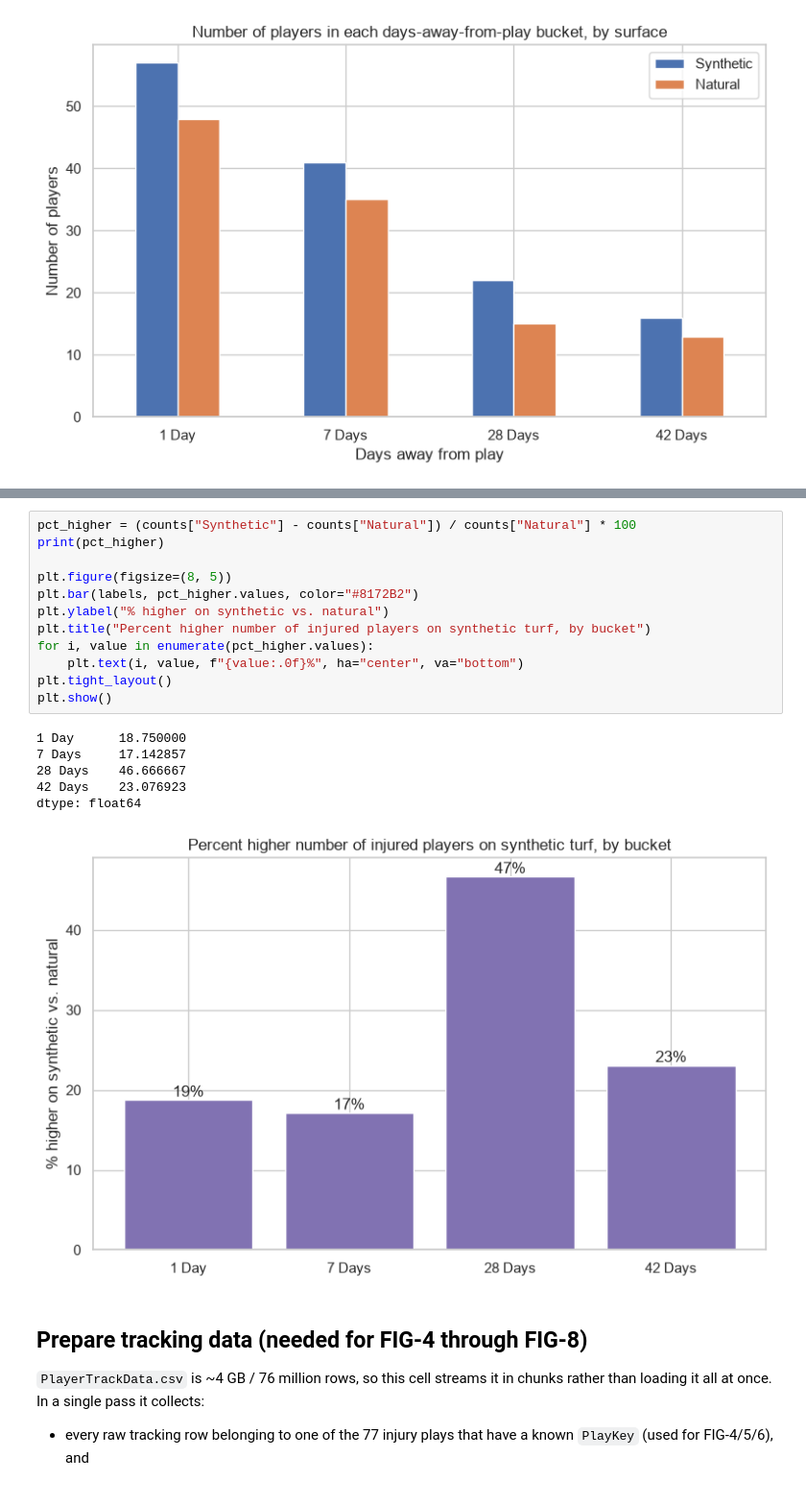
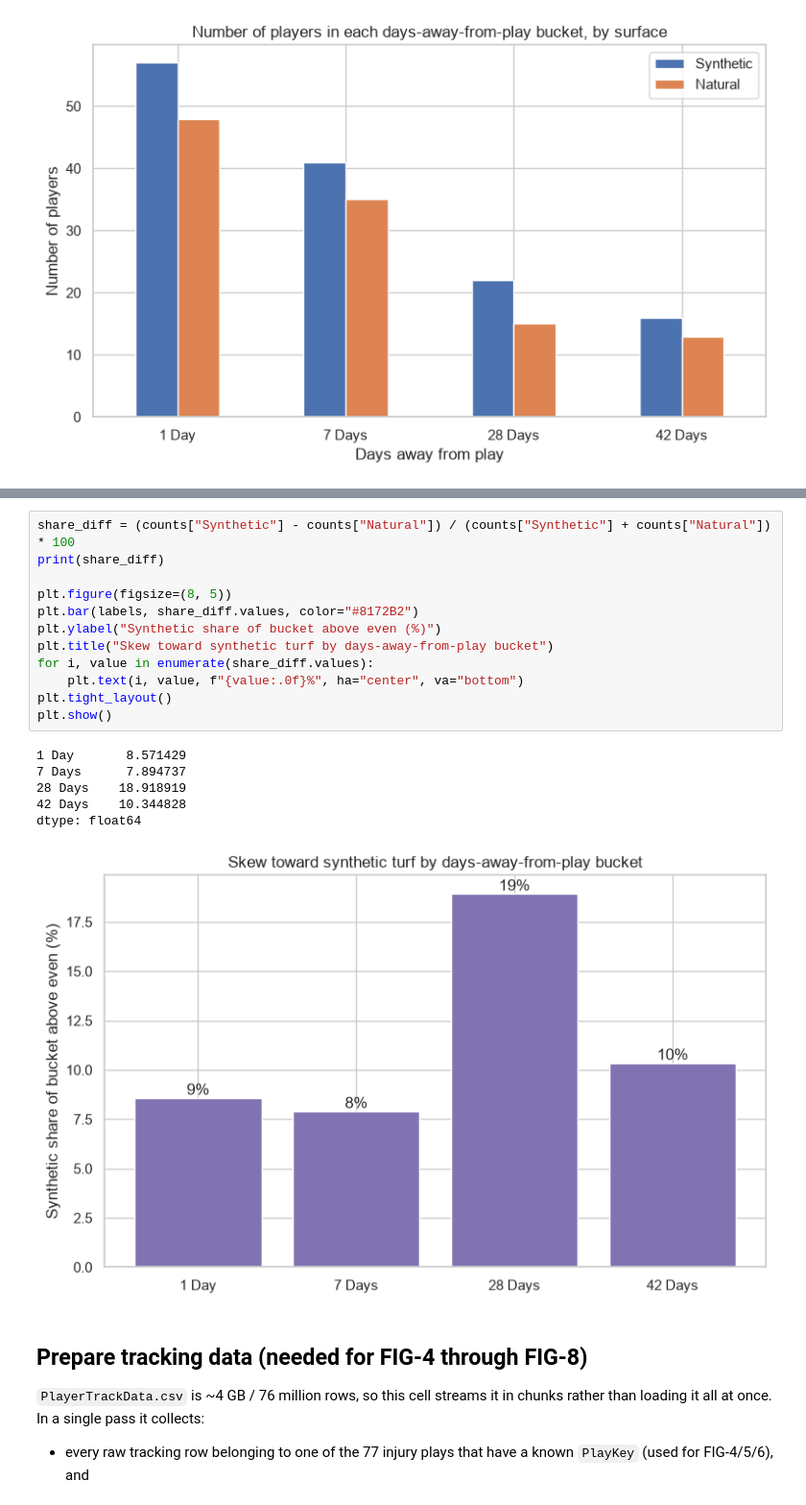
Before and after one commit to zachtbrownerPSU/DS340W-Project, a Jupyter notebook: notebooks/reproduce_paper_figures.ipynb, the cells around one changed output, grey strips where cells are left out. Shown at 96% size. Cells and saved outputs as stored; diff of their text form.

```diff
--- a/notebooks/reproduce_paper_figures.ipynb
+++ b/notebooks/reproduce_paper_figures.ipynb
@@ -107,22 +135,22 @@ plt.show()
 # %%
-pct_higher = (counts["Synthetic"] - counts["Natural"]) / counts["Natural"] * 100
-print(pct_higher)
+share_diff = (counts["Synthetic"] - counts["Natural"]) / (counts["Synthetic"] + counts["Natural"]) * 100
+print(share_diff)
 
 plt.figure(figsize=(8, 5))
-plt.bar(labels, pct_higher.values, color="#8172B2")
-plt.ylabel("% higher on synthetic vs. natural")
-plt.title("Percent higher number of injured players on synthetic turf, by bucket")
-for i, value in enumerate(pct_higher.values):
+plt.bar(labels, share_diff.values, color="#8172B2")
+plt.ylabel("Synthetic share of bucket above even (%)")
+plt.title("Skew toward synthetic turf by days-away-from-play bucket")
+for i, value in enumerate(share_diff.values):
     plt.text(i, value, f"{value:.0f}%", ha="center", va="bottom")
 plt.tight_layout()
 plt.show()
 # %% [output]
-1 Day      18.750000
-7 Days     17.142857
-28 Days    46.666667
-42 Days    23.076923
+1 Day       8.571429
+7 Days      7.894737
+28 Days    18.918919
+42 Days    10.344828
 dtype: float64
-[figure, old version]
+[figure, new version]
 # %% [markdown]
 ## Prepare tracking data (needed for FIG-4 through FIG-8)
 
```
Also changed, not shown: parts of 2 cells of this notebook, 2 other files.
